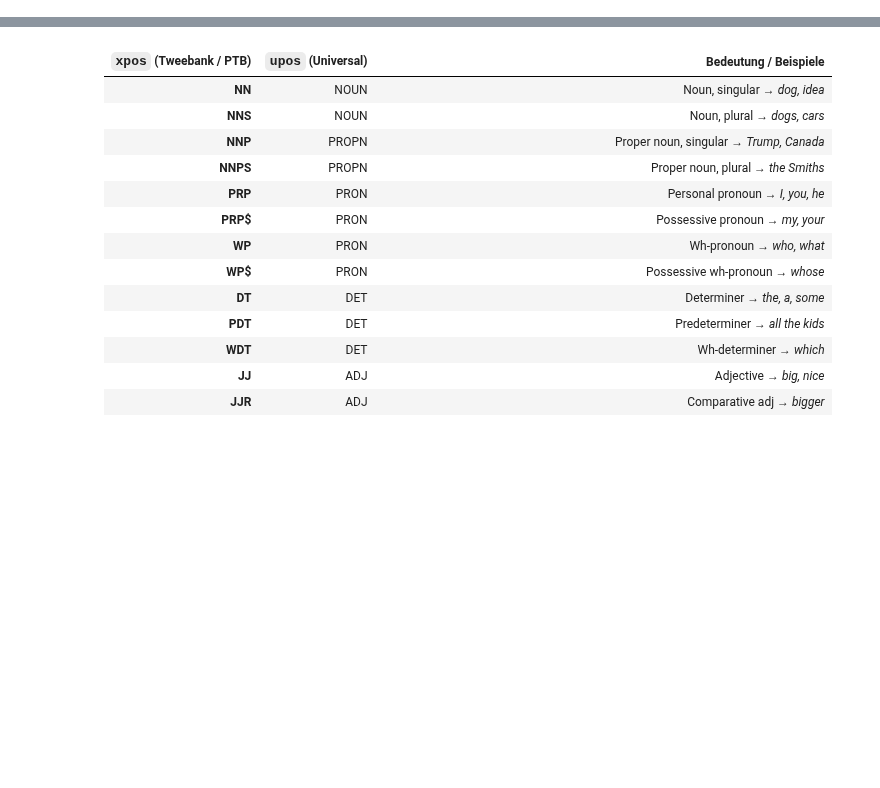
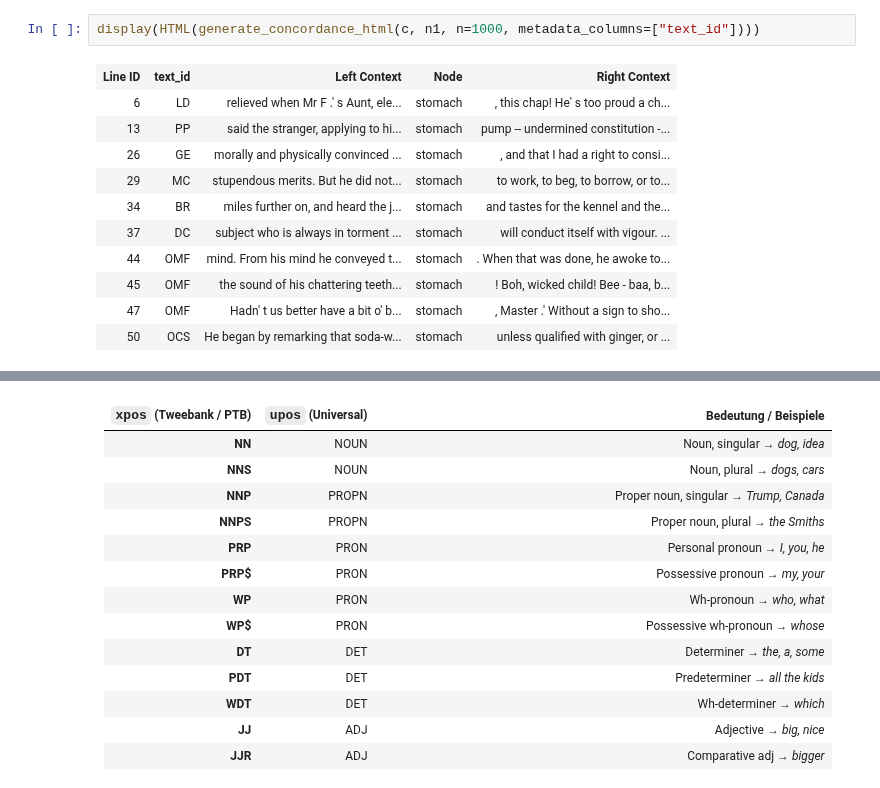
Before and after one commit to vivien3mueller/TrumMus, a Jupyter notebook: 05 FlexiConc_Analyse.ipynb, the cells around one changed output, grey strips where cells are left out. Drawn from its saved outputs; the diff is of its cells as text; blank space fills up the shorter version.

```diff
--- a/05 FlexiConc_Analyse.ipynb
+++ b/05 FlexiConc_Analyse.ipynb
@@ -0,0 +162,14 @@
+# %%
+display(HTML(generate_concordance_html(c, n1, n=1000, metadata_columns=["text_id"])))
+# %% [output]
+| Line ID | text_id | Left Context | Node | Right Context |
+| 6 | LD | relieved when Mr F .' s Aunt, ele... | stomach | , this chap! He' s too proud a ch... |
+| 13 | PP | said the stranger, applying to hi... | stomach | pump -- undermined constitution -... |
+| 26 | GE | morally and physically convinced ... | stomach | , and that I had a right to consi... |
+| 29 | MC | stupendous merits. But he did not... | stomach | to work, to beg, to borrow, or to... |
+| 34 | BR | miles further on, and heard the j... | stomach | and tastes for the kennel and the... |
+| 37 | DC | subject who is always in torment ... | stomach | will conduct itself with vigour. ... |
+| 44 | OMF | mind. From his mind he conveyed t... | stomach | . When that was done, he awoke to... |
+| 45 | OMF | the sound of his chattering teeth... | stomach | ! Boh, wicked child! Bee - baa, b... |
+| 47 | OMF | Hadn' t us better have a bit o' b... | stomach | , Master .' Without a sign to sho... |
+| 50 | OCS | He began by remarking that soda-w... | stomach | unless qualified with ginger, or ... |
```
Also changed, not shown: parts of 35 cells of this notebook, 1 other file.
